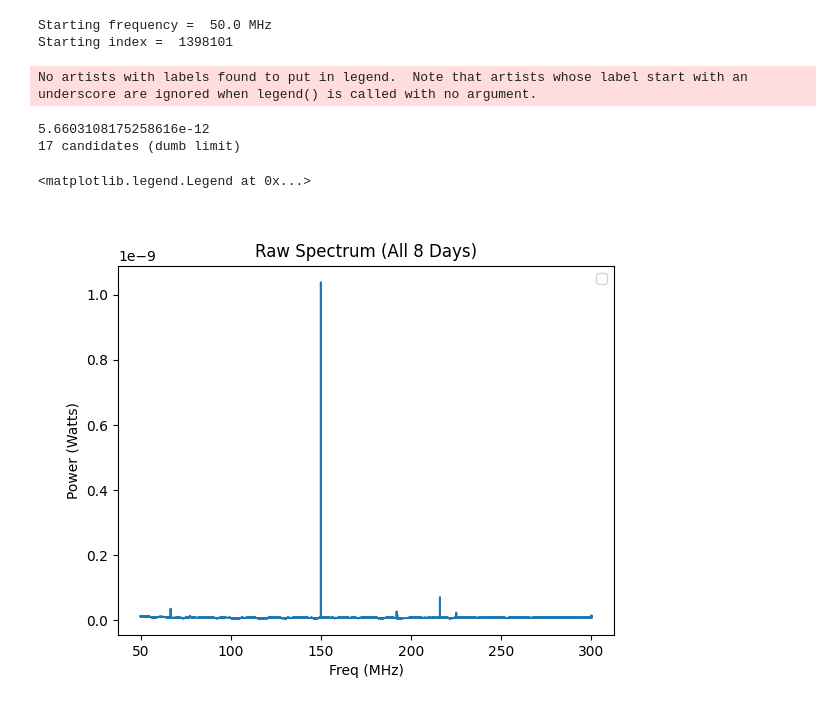
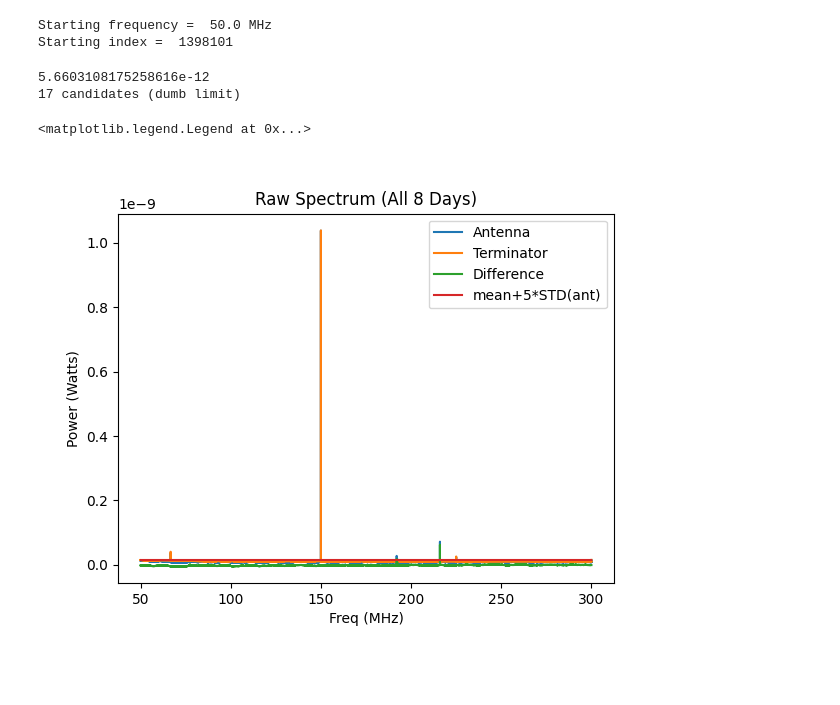
Before and after one commit to josephmlev/darkRadio, a Jupyter notebook: daqAnalysisAndExperiments/run1Analysis/run1Analysis_11_9_22.ipynb, the cells around one changed output. Drawn from its saved outputs; the diff is of its cells as text; code cells hidden in the pictures; blank space fills up the shorter version.

Commit message:
progress on analysis. Trying the antenna terminator difference. Counting candidates...

```diff
--- a/daqAnalysisAndExperiments/run1Analysis/run1Analysis_11_9_22.ipynb
+++ b/daqAnalysisAndExperiments/run1Analysis/run1Analysis_11_9_22.ipynb
@@ -199,44 +199,47 @@ def getParsedList(configFile, configName):
     return parsedList, configDict
     #[print(x) for x in parsedList]
 # %%
-freqsAll = np.load('./run1_freqData_avgAll11776Spectra_gitignore.npy')
-antDataAll = np.load('./run1_antData_avgAll11776Spectra_gitignore.npy')[1:]
+freqsAll    = np.load('./run1_freqData_avgAll11776Spectra_gitignore.npy')
+antDataAll  = np.load('./run1_antData_avgAll11776Spectra_gitignore.npy')[1:]
 termDataAll = np.load('./run1_termData_avgAll11776Spectra_gitignore.npy')[1:]
 
-freqStart = 50.0 #MHz
-idxStart = int(freqStart/freqsAll[-1] * len(freqsAll))
+freqStart   = 50.0 #MHz
+idxStart    = int(freqStart/freqsAll[-1] * len(freqsAll))
 
 print('Starting frequency = ', freqStart, 'MHz')
 print('Starting index = ', idxStart)
 
 #default arrays are in watts and trimmed
-freqs = freqsAll[idxStart:]
-antSpec = dr.fft2Watts(antDataAll)[idxStart:]
-termSpec = dr.fft2Watts(termDataAll)[idxStart:]
+freqs       = freqsAll[idxStart:]
+antSpec     = dr.fft2Watts(antDataAll)[idxStart:]
+termSpec    = dr.fft2Watts(termDataAll)[idxStart:]
+
+diffSpec    = antSpec - termSpec
 # %% [output]
 Starting frequency =  50.0 MHz
 Starting index =  1398101
 # %%
 #plot raw averaged spectrum (all data)
 
 dumbLimit = (antSpec.std()*5) + antSpec.mean()
 print((antSpec.std()*5))
 print((antSpec > dumbLimit).sum(), "candidates (dumb limit)")
-%matplotlib widget
+
 plt.close('all')
 plt.figure()
 plt.title('Raw Spectrum (All 8 Days)')
-plt.plot(freqs, antSpec)
-#plt.plot((freqStart, 300),(dumbLimit,dumbLimit), label = 'mean + 5 * STD')
+plt.plot(freqs, antSpec, label = 'Antenna')
+plt.plot(freqs, termSpec, label = 'Terminator')
+plt.plot(freqs, diffSpec, label = 'Difference')
+plt.plot((freqStart, 300),(dumbLimit,dumbLimit), label = 'mean+5*STD(ant)')
 plt.xlabel('Freq (MHz)')
 plt.ylabel('Power (Watts)')
 plt.legend(loc = "upper right")
 # %% [output]
-No artists with labels found to put in legend.  Note that artists whose label start with an underscore are ignored when legend() is called with no argument.
+5.6603108175258616e-12
+17 candidates (dumb limit)
-5.6603108175258616e-12
-17 candidates (dumb limit)
+<matplotlib.legend.Legend at 0x...>
-<matplotlib.legend.Legend at 0x...>
-[figure, old version]
+[figure, new version]
 # %%
 #filter and plot with 5sigma limit. Note these are not gain corrected!!!
 
```
Also changed, not shown: parts of 18 cells of this notebook.
